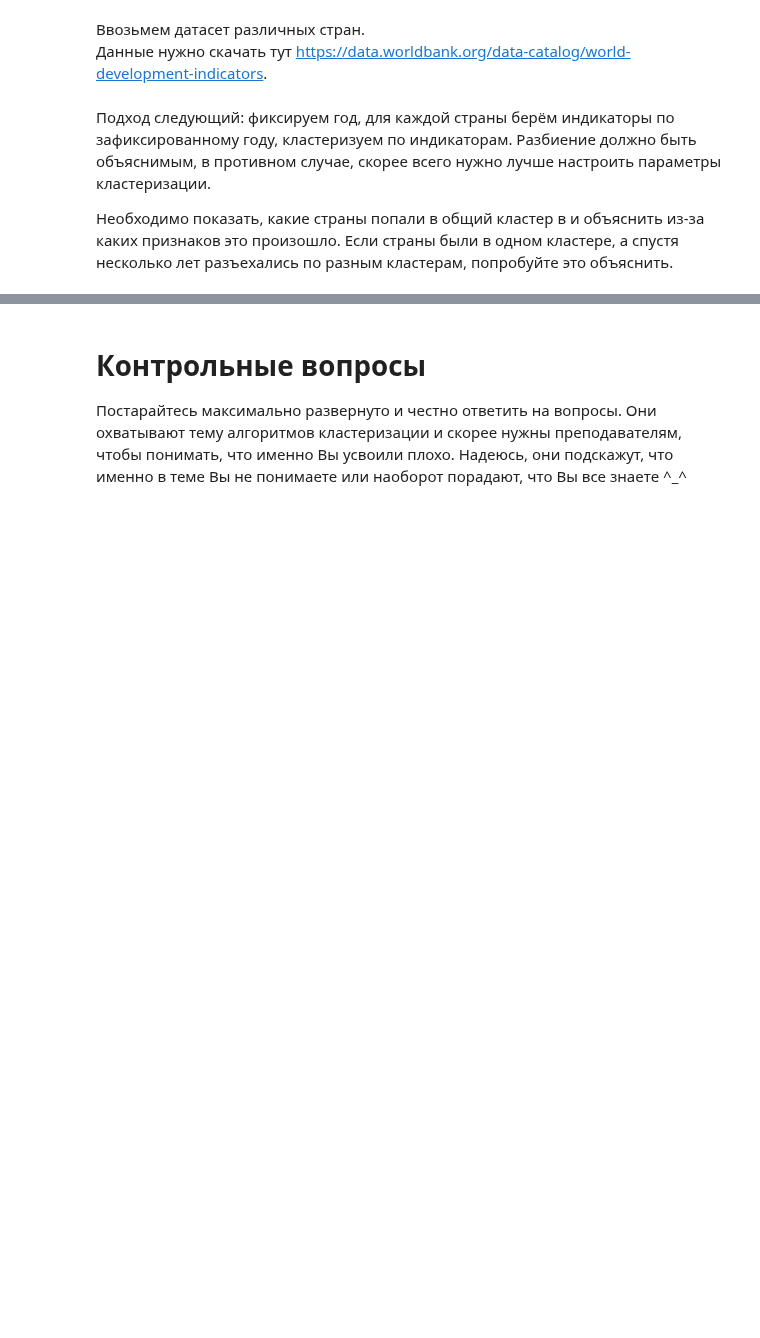
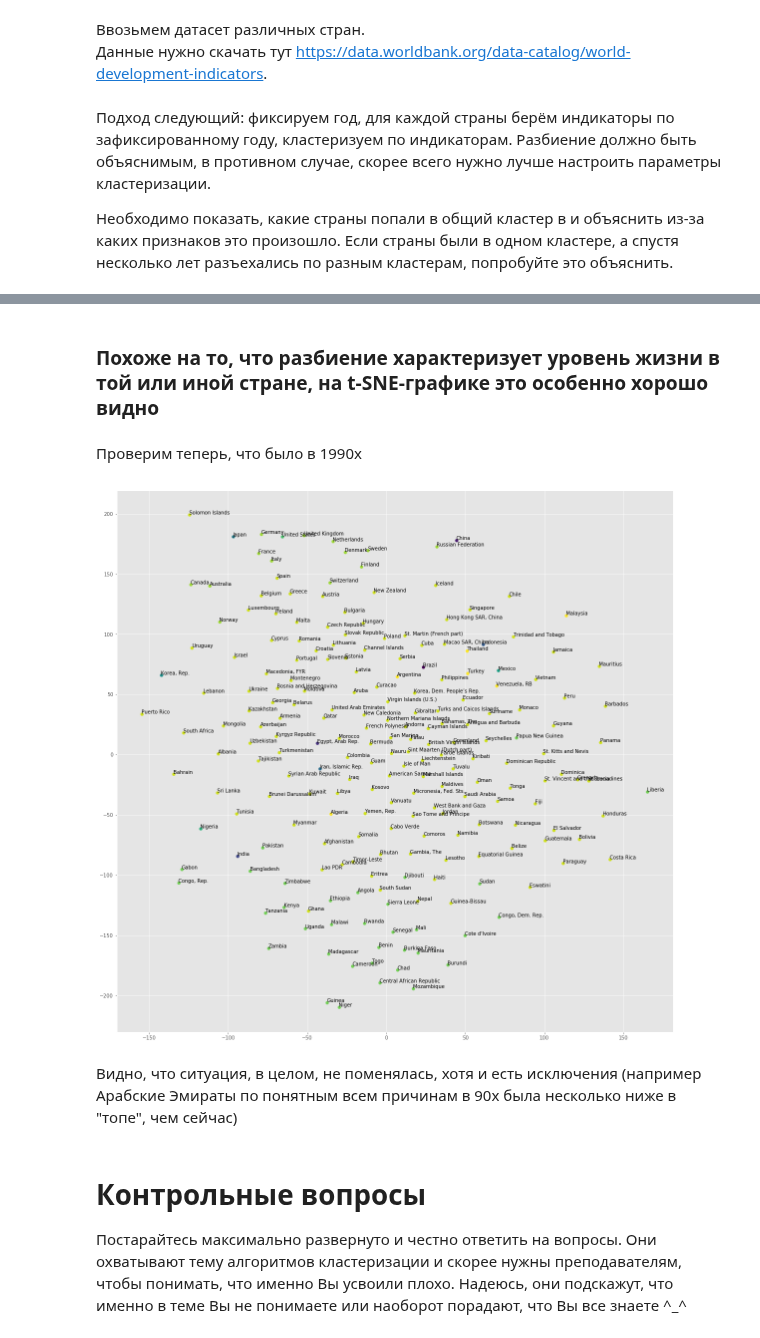
Before and after one commit to DKosov/TechnoSphere, a Jupyter notebook: ds/5/kosov_hw5.ipynb, the cells around one changed output, grey strips where cells are left out. Drawn from its saved outputs; the diff is of its cells as text; code cells hidden in the pictures; blank space fills up the shorter version.

```diff
--- a/ds/5/kosov_hw5.ipynb
+++ b/ds/5/kosov_hw5.ipynb
@@ -743,3 +457,32 @@ GMM score 1.0. GMM time 0.029532194137573242. AGGL score 1.0. AGGL time 0.034522
+# %% [markdown]
+### Похоже на то, что разбиение характеризует уровень жизни в той или иной стране, на t-SNE-графике это особенно хорошо видно
+# %% [markdown]
+Проверим теперь, что было в 1990х
+# %%
+df2 = df.loc[:, ['Country Name', 'Indicator Name', '1990']]
+df2 = df2.pivot(index='Country Name', columns = 'Indicator Name', values = '1990')
+df2 = df2.fillna(df2.mean())
+df2 = df2.dropna(axis=1, how='all')
+countries = df2.index
+# %%
+data = scaler.fit_transform(df2)
+tsne = TSNE(n_components=2).fit_transform(data)
+clf = Clustering(linkage='complete_linkage')
+preds = clf.fit_predict(data, n=15)
+# %%
+plt.figure(figsize=(20, 20))
+plt.scatter(tsne[:, 0], tsne[:, 1], c=preds)
+for label, i, j in zip(countries, tsne[:, 0], tsne[:, 1]):
+    plt.annotate(
+        label,
+        xy=(i, j), xytext=(-1, 1),
+        textcoords='offset points',
+    )
+plt.show()
+# %% [output]
+[figure, added]
+# %% [markdown]
+Видно, что ситуация, в целом, не поменялась, хотя и есть исключения (например Арабские Эмираты по понятным всем причинам в 90х была несколько ниже в "топе", чем сейчас)
 # %%
 # Не переживайте, мне тоже было тяжело разобраться с данными
 # %% [markdown]
```
Also changed, not shown: parts of 58 cells of this notebook.
